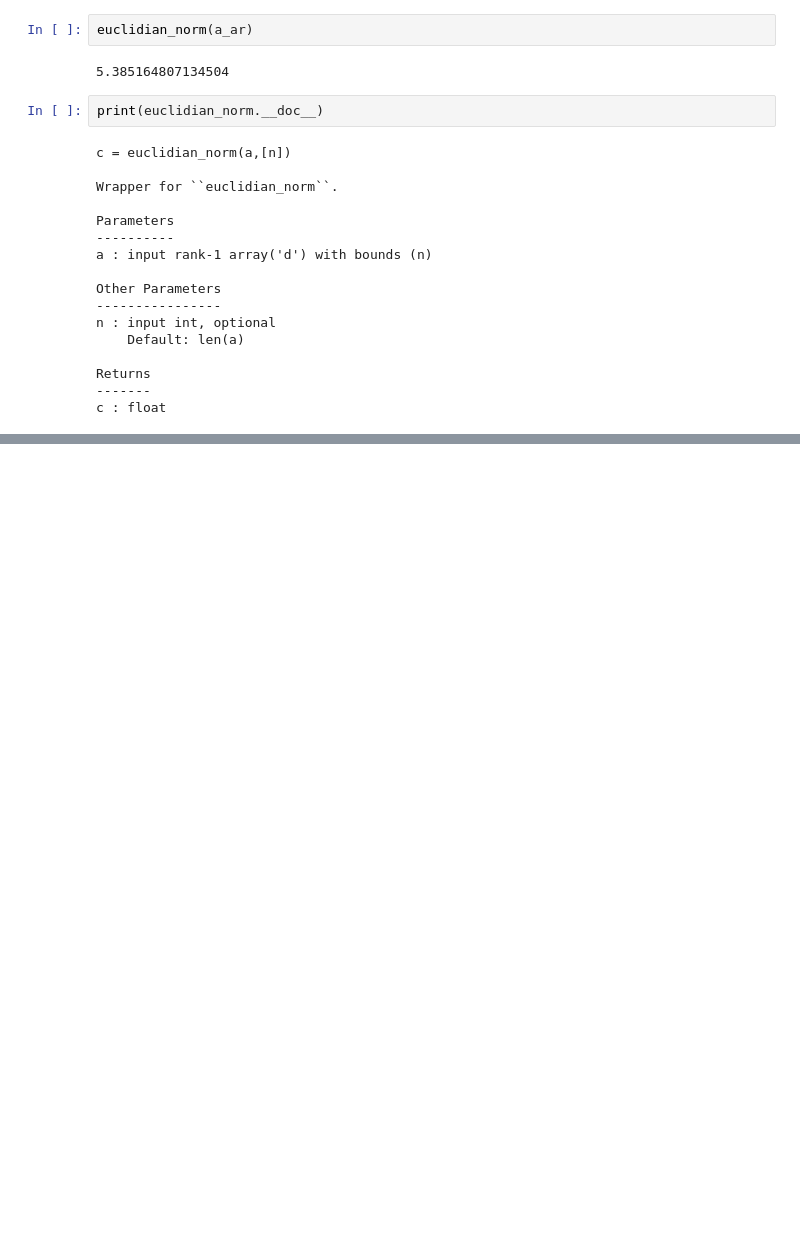
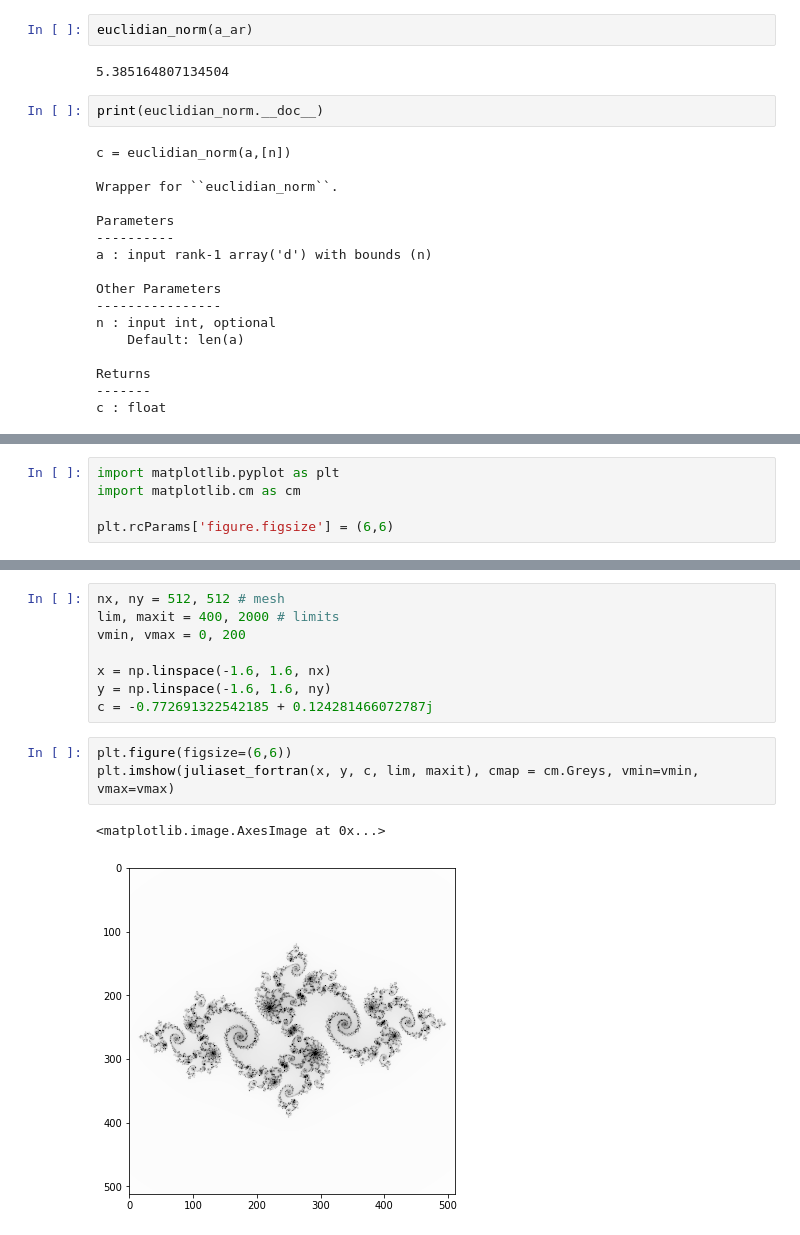
Before and after one commit to tatamiya/pykfas-dev, a Jupyter notebook: notebook/use_f2py.ipynb, the cells around one changed output, grey strips where cells are left out. Saved outputs shown, nothing was run; the diff lists cells and outputs as text; blank space fills up the shorter version.

Commit message:
add f2py julia set example

```diff
--- a/notebook/use_f2py.ipynb
+++ b/notebook/use_f2py.ipynb
@@ -124,0 +128,5 @@ c : float
+# %%
+import matplotlib.pyplot as plt
+import matplotlib.cm as cm
+
+plt.rcParams['figure.figsize'] = (6,6)
@@ -124,0 +170,14 @@ c : float
+# %%
+nx, ny = 512, 512 # mesh
+lim, maxit = 400, 2000 # limits
+vmin, vmax = 0, 200
+
+x = np.linspace(-1.6, 1.6, nx)
+y = np.linspace(-1.6, 1.6, ny)
+c = -0.772691322542185 + 0.124281466072787j
+# %%
+plt.figure(figsize=(6,6))
+plt.imshow(juliaset_fortran(x, y, c, lim, maxit), cmap = cm.Greys, vmin=vmin, vmax=vmax)
+# %% [output]
+<matplotlib.image.AxesImage at 0x...>
+[figure, added]
```
Also changed, not shown: parts of 2 cells of this notebook, 2 other files.
